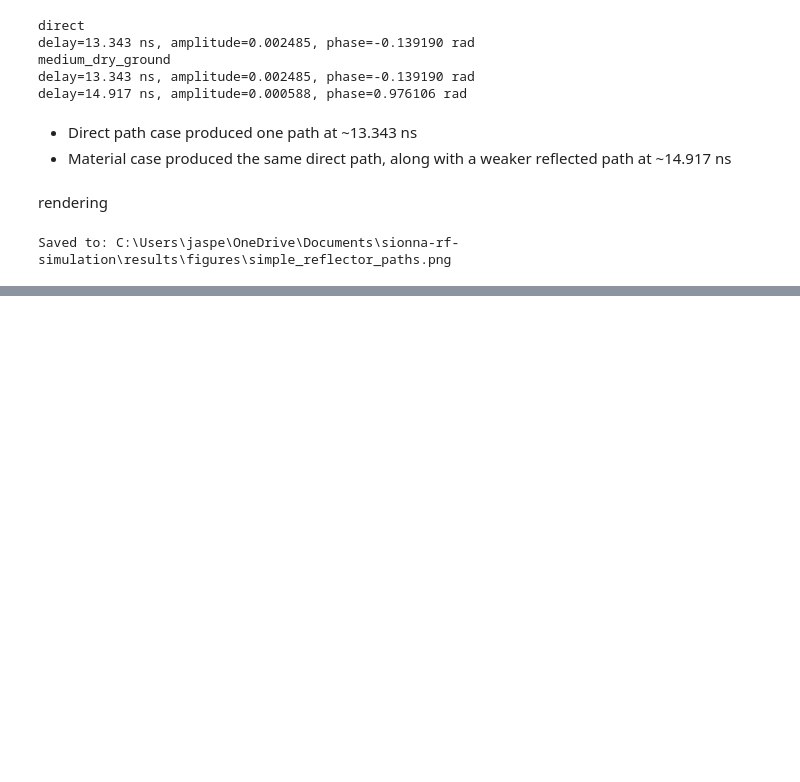
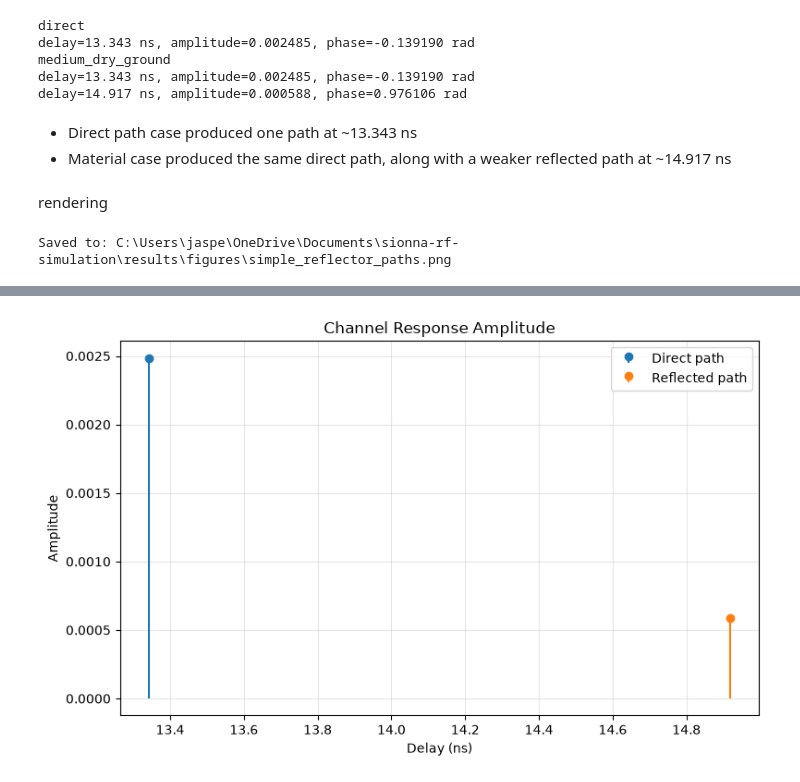
Before and after one commit to jasperdingg/sionna-rf-sim, a Jupyter notebook: notebooks/01_channel_response_experiment.ipynb, the cells around one changed output, grey strips where cells are left out. Drawn from its saved outputs; the diff is of its cells as text; code cells hidden in the pictures; blank space fills up the shorter version.

Commit message:
Add reflector channel response plots

```diff
--- a/notebooks/01_channel_response_experiment.ipynb
+++ b/notebooks/01_channel_response_experiment.ipynb
@@ -173,0 +178,82 @@ Saved to: C:\Users\jaspe\OneDrive\Documents\sionna-rf-simulation\results\figures
+# %%
+from pathlib import Path
+import matplotlib.pyplot as plt
+
+figure_dir = Path(
+    r"C:\Users\jaspe\OneDrive\Documents\sionna-rf-simulation"
+) / "results" / "figures"
+
+figure_dir.mkdir(parents=True, exist_ok=True)
+
+material_coefficients, material_delays = material_response
+
+reflector_direct_coefficients = material_coefficients[:1]
+reflector_direct_delays = material_delays[:1]
+
+reflected_coefficients = material_coefficients[1:]
+reflected_delays = material_delays[1:]
+
+# Reflector-case amplitude plot
+fig, axis = plt.subplots(figsize=(8, 5))
+
+axis.stem(
+    reflector_direct_delays * 1e9,
+    np.abs(reflector_direct_coefficients),
+    linefmt="C0-",
+    markerfmt="C0o",
+    basefmt=" ",
+    label="Direct path",
+)
+axis.stem(
+    reflected_delays * 1e9,
+    np.abs(reflected_coefficients),
+    linefmt="C1-",
+    markerfmt="C1o",
+    basefmt=" ",
+    label="Reflected path",
+)
+axis.set_xlabel("Delay (ns)")
+axis.set_ylabel("Amplitude")
+axis.set_title("Channel Response Amplitude")
+axis.legend()
+axis.grid(True, alpha=0.3)
+
+fig.tight_layout()
+fig.savefig(figure_dir / "channel_response_amplitude.png", dpi=150)
+
+plt.show()
+plt.close(fig)
+
+
+# Reflector-case phase plot
+fig, axis = plt.subplots(figsize=(8, 5))
+
+axis.plot(
+    reflector_direct_delays * 1e9,
+    np.angle(reflector_direct_coefficients),
+    "o",
+    color="C0",
+    markersize=8,
+    label="Direct path",
+)
+axis.plot(
+    reflected_delays * 1e9,
+    np.angle(reflected_coefficients),
+    "o",
+    color="C1",
+    markersize=8,
+    label="Reflected path",
+)
+axis.set_xlabel("Delay (ns)")
+axis.set_ylabel("Phase (radians)")
+axis.set_title("Channel Response Phase")
+axis.legend()
+axis.grid(True, alpha=0.3)
+
+fig.tight_layout()
+fig.savefig(figure_dir / "channel_response_phase.png", dpi=150)
+
+plt.show()
+plt.close(fig)
+# %% [output]
+[figure, added]
```
Also changed, not shown: parts of 2 cells of this notebook, 2 other files.
